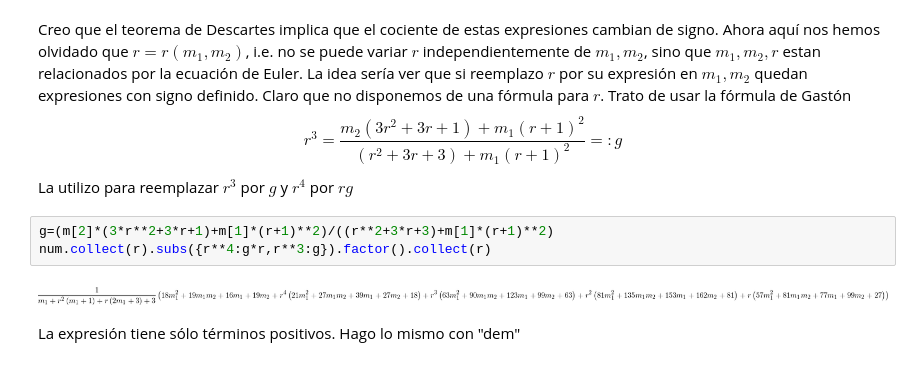
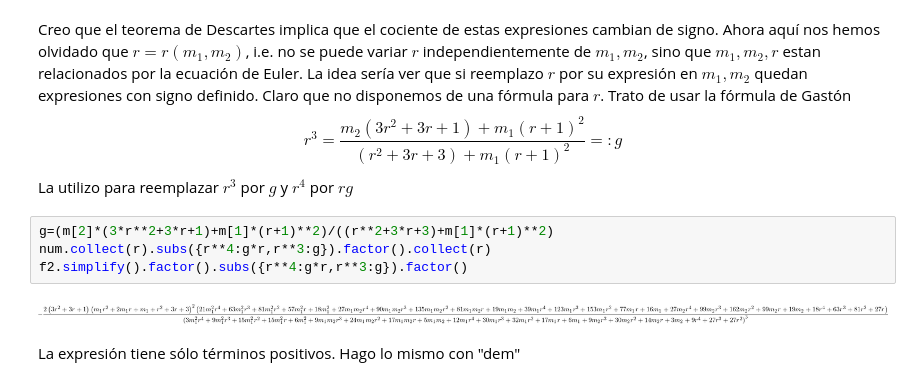
Before and after one commit to fdmazzone/ArchivosProyecto, a Jupyter notebook: MEcanica Celeste/concavidad.ipynb, the cells around one changed output. Drawn from its saved outputs; the diff is of its cells as text.

```diff
--- a/MEcanica Celeste/concavidad.ipynb
+++ b/MEcanica Celeste/concavidad.ipynb
@@ -72,8 +72,9 @@ La utilizo para reemplazar $r^3$ por $g$ y $r^4$ por $rg$
 # %%
 g=(m[2]*(3*r**2+3*r+1)+m[1]*(r+1)**2)/((r**2+3*r+3)+m[1]*(r+1)**2)
 num.collect(r).subs({r**4:g*r,r**3:g}).factor().collect(r)
+f2.simplify().factor().subs({r**4:g*r,r**3:g}).factor()
 # %% [output]
-[figure, old version]
+[figure, new version]
 # %% [markdown]
 La expresión tiene sólo términos positivos. Hago lo mismo con "dem"
 # %%
```
Also changed, not shown: parts of 41 cells of this notebook.
